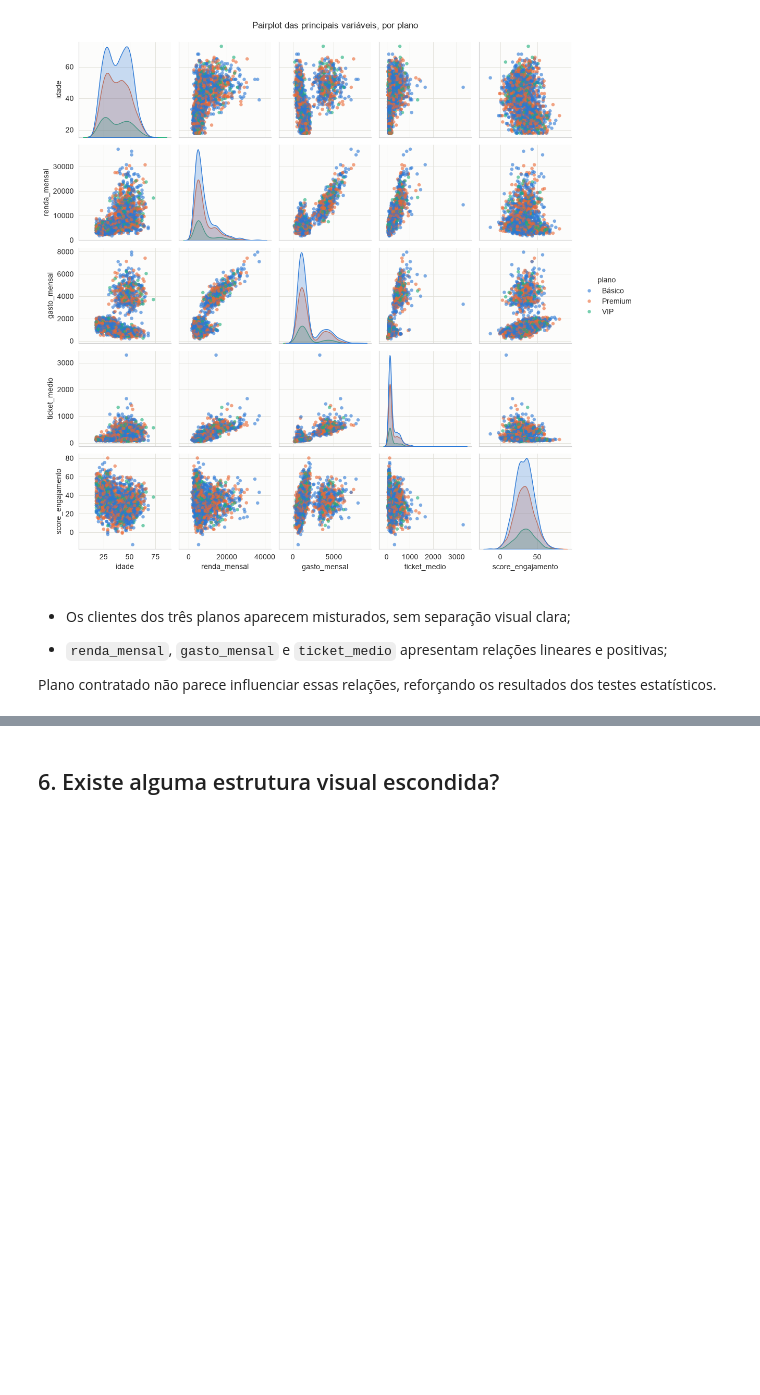
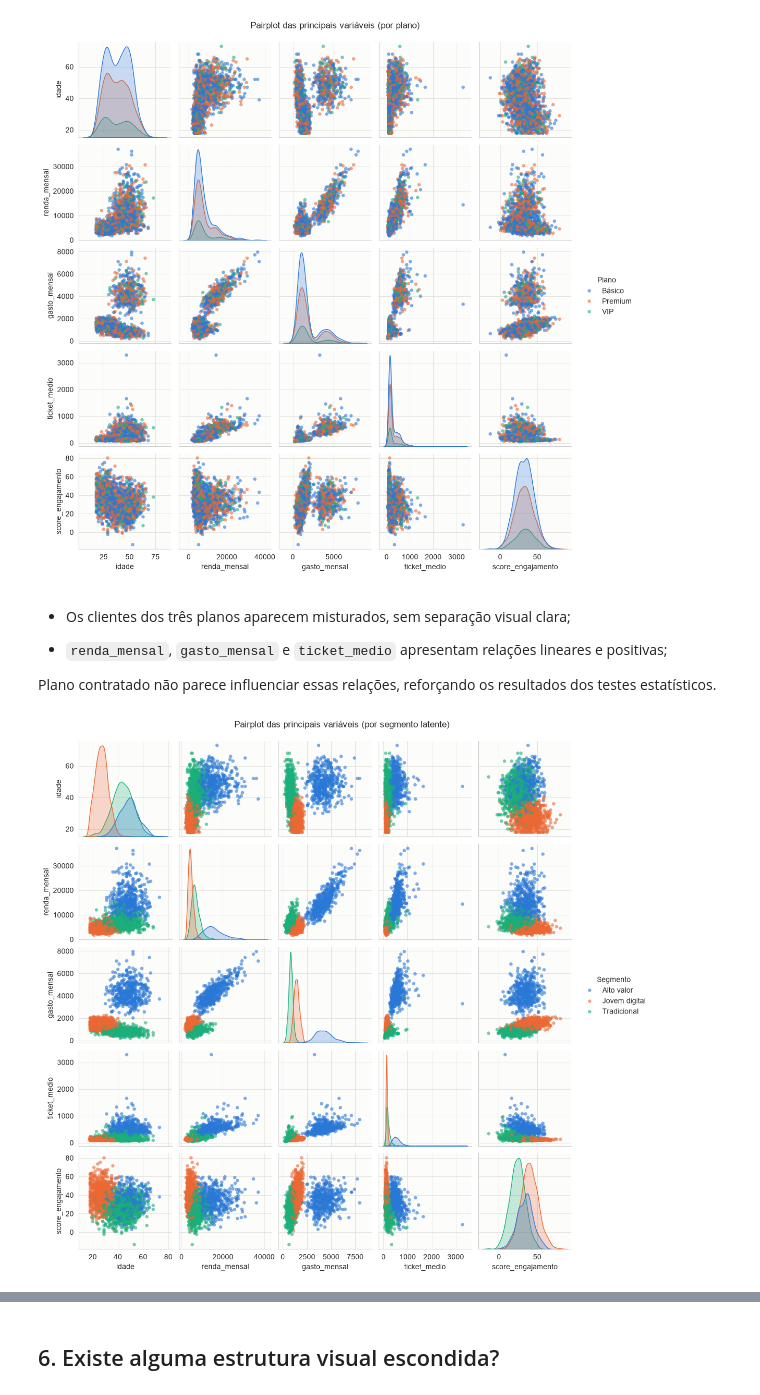
Before and after one commit to maricmello/squad-data-science, a Jupyter notebook: Case 1/EDA.ipynb, the cells around one changed output, grey strips where cells are left out. Saved outputs shown, nothing was run; the diff lists cells and outputs as text; code cells hidden in the pictures; blank space fills up the shorter version.

```diff
--- a/Case 1/EDA.ipynb
+++ b/Case 1/EDA.ipynb
@@ -611,3 +551,16 @@ plt.show()
 * `renda_mensal`, `gasto_mensal` e `ticket_medio` apresentam relações lineares e positivas;
 
 Plano contratado não parece influenciar essas relações, reforçando os resultados dos testes estatísticos.
+# %%
+#Pairplot das principais variáveis (por segmento latente)
+pairplot_cols_seg = ['idade', 'renda_mensal', 'gasto_mensal', 'ticket_medio', 'score_engajamento', 'segmento_latente']
+pal_seg = dict(zip(seg_order, CAT_ORDER[:len(seg_order)]))
+
+g = sns.pairplot(df[pairplot_cols_seg], hue='segmento_latente', hue_order=seg_order, palette=pal_seg,
+                  plot_kws=dict(s=22, alpha=0.6, edgecolor='none'), diag_kind='kde',
+                  height=2.1)
+g._legend.set_title("Segmento")
+g.fig.suptitle('Pairplot das principais variáveis (por segmento latente)', y=1.02)
+plt.show()
+# %% [output]
+[figure, added]
```
Also changed, not shown: parts of 22 cells of this notebook.
